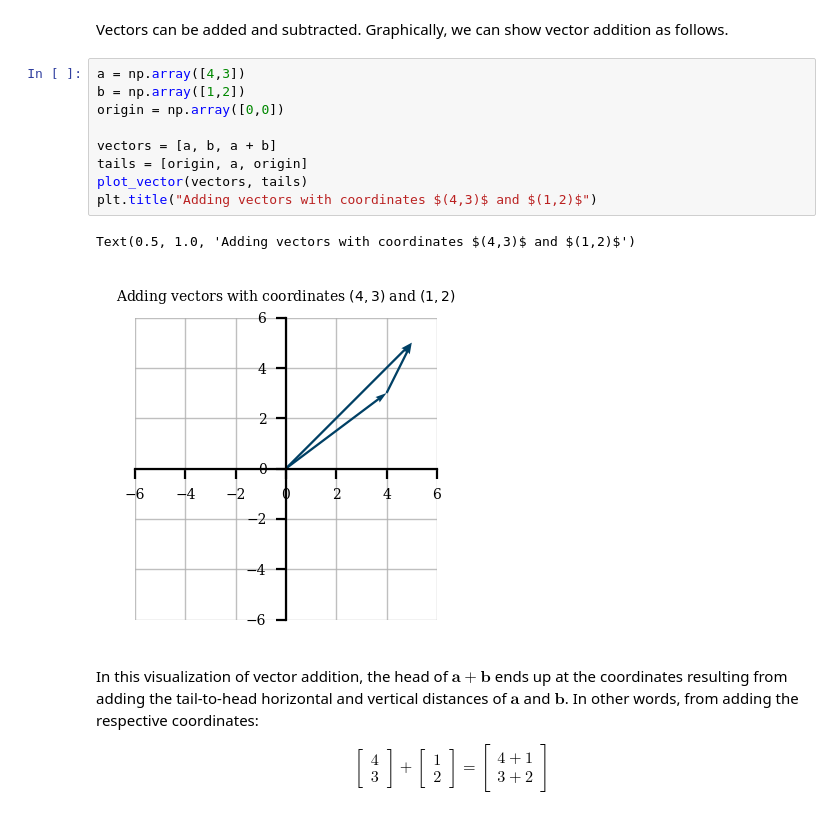
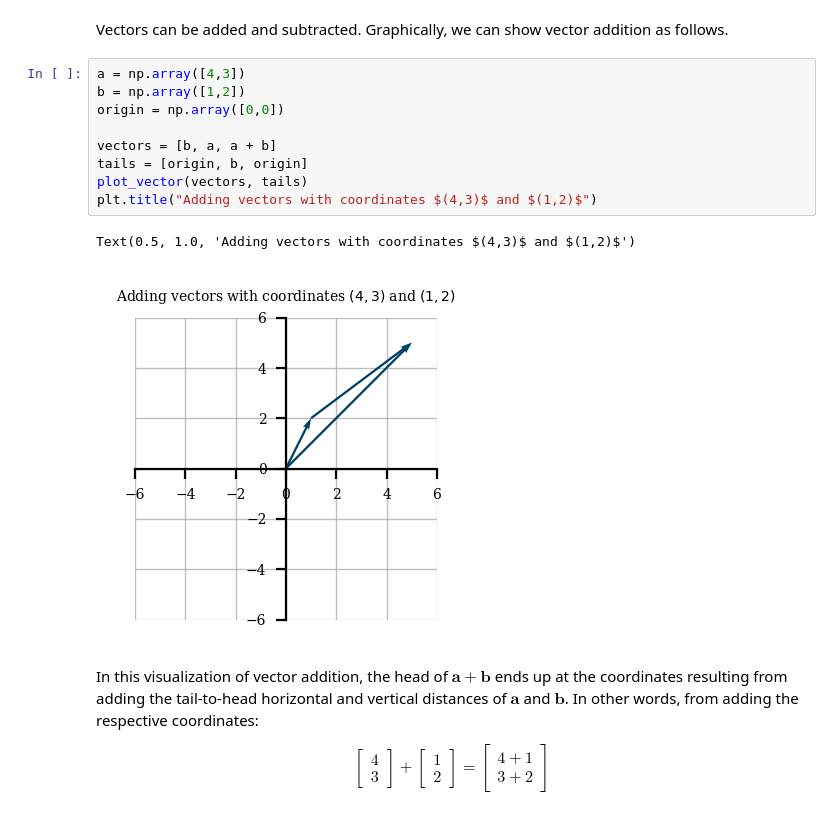
Before and after one commit to prateep03/Python-Tutorial, a Jupyter notebook: notebooks/Vectors and Matrices.ipynb, the cells around one changed output. Cells and saved outputs as stored; diff of their text form.

```diff
--- a/notebooks/Vectors and Matrices.ipynb
+++ b/notebooks/Vectors and Matrices.ipynb
@@ -43,15 +43,15 @@ Vectors can be added and subtracted. Graphically, we can show vector addition as
 # %%
 a = np.array([4,3])
 b = np.array([1,2])
 origin = np.array([0,0])
 
-vectors = [a, b, a + b]
-tails = [origin, a, origin]
+vectors = [b, a, a + b]
+tails = [origin, b, origin]
 plot_vector(vectors, tails)
 plt.title("Adding vectors with coordinates $(4,3)$ and $(1,2)$")
 # %% [output]
 Text(0.5, 1.0, 'Adding vectors with coordinates $(4,3)$ and $(1,2)$')
-[figure, old version]
+[figure, new version]
 # %% [markdown]
 In this visualization of vector addition, the head of $\mathbf{a} + \mathbf{b}$ ends up at the coordinates  resulting from adding the tail-to-head horizontal and vertical distances of $\mathbf{a}$ and $\mathbf{b}$. In other words, from adding the respective coordinates:
 
```
Also changed, not shown: parts of 30 cells of this notebook.
